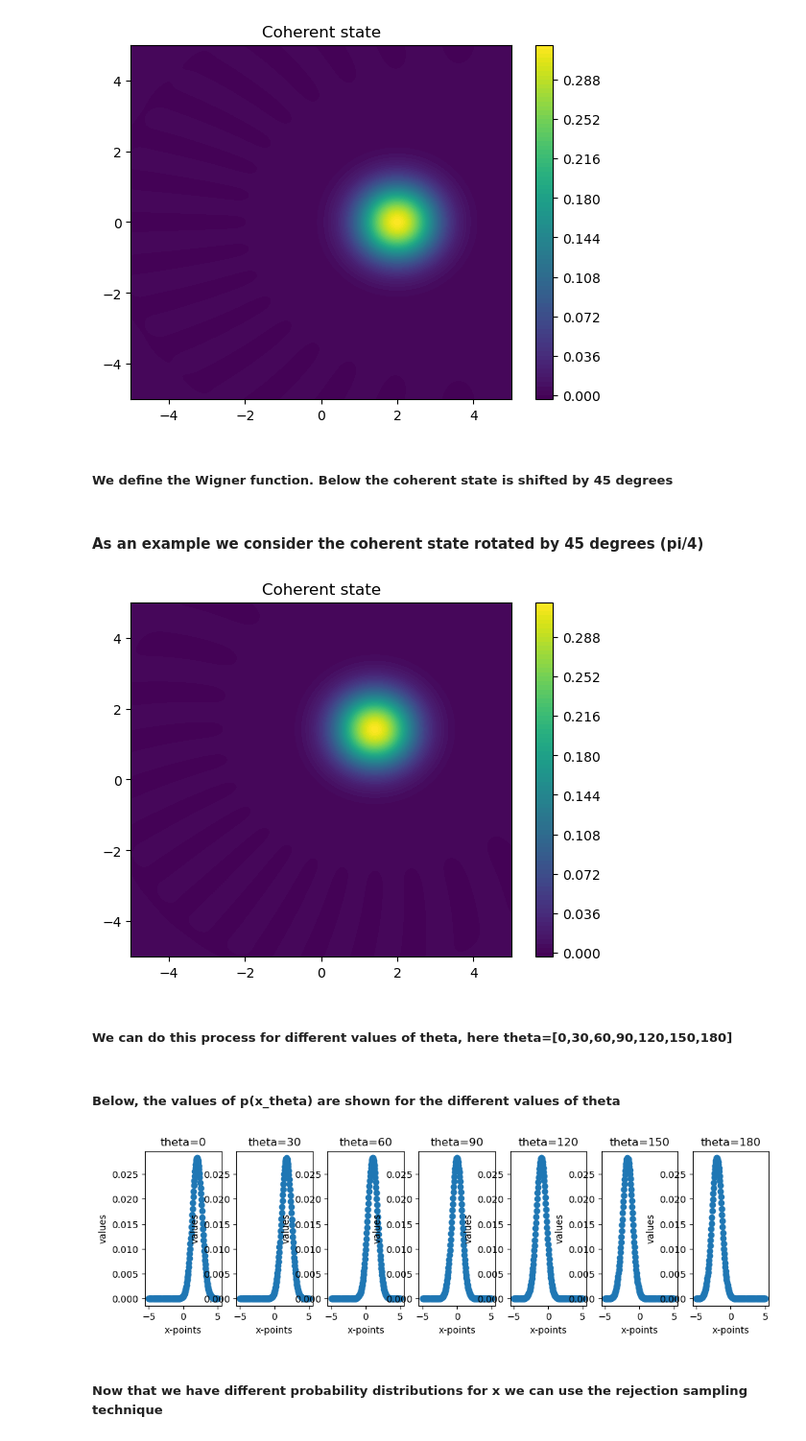
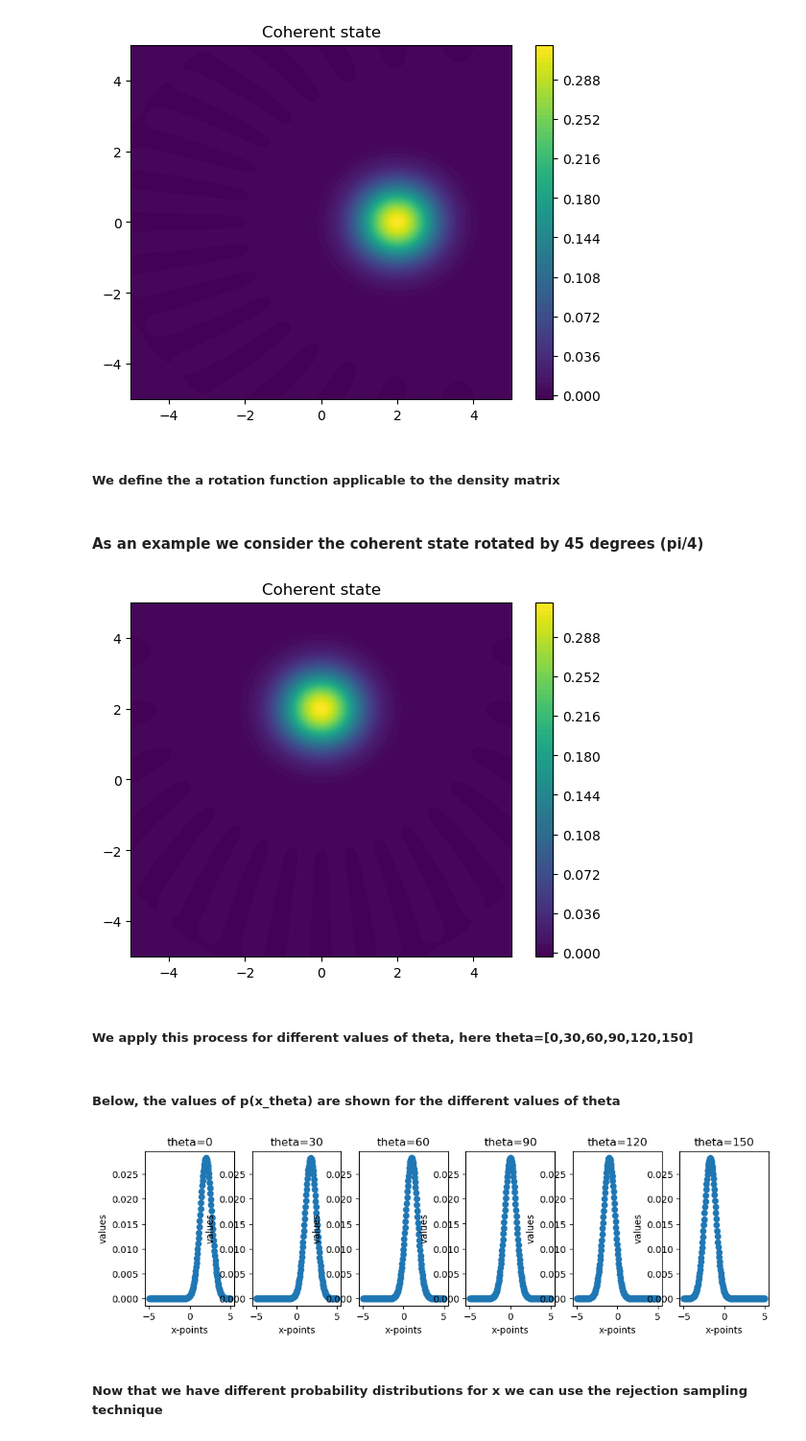
Before and after one commit to Rasmus9023/Homodyne-Tomography, a Jupyter notebook: prob_theta.ipynb, the cells around one changed output. Shown: that part at 96% size. Cells and saved outputs as stored; diff of their text form; code cells hidden in the pictures.

```diff
--- a/prob_theta.ipynb
+++ b/prob_theta.ipynb
@@ -53,8 +43,8 @@ cbar = plt.colorbar(cont0)
 plt.show()
 # %% [output]
 [figure]
-# %% [markdown]
-##### We define the Wigner function. Below the coherent state is shifted by 45 degrees
+# %% [markdown]
+##### We define the a rotation function applicable to the density matrix
 # %%
 # Simple rotation function
 
@@ -65,7 +55,7 @@ def rot(theta):
 # %% [markdown]
 #### As an example we consider the coherent state rotated by 45 degrees (pi/4)
 # %%
-W_coherent = qt.wigner(rot(mt.pi/4)*rho_coherent, xvec, xvec)
+W_coherent = qt.wigner(rot(mt.pi/2)*rho_coherent, xvec, xvec)
 
 cont0 = plt.contourf(xvec, xvec, W_coherent, 100)
 lbl0 = plt.title("Coherent state")
@@ -73,11 +63,11 @@ cbar = plt.colorbar(cont0)
 
 plt.show()
 # %% [output]
-[figure, old version]
+[figure, new version]
 # %% [markdown]
-##### We can do this process for different values of theta, here theta=[0,30,60,90,120,150,180]
+##### We apply this process for different values of theta, here theta=[0,30,60,90,120,150]
 # %%
-num_thetas = [0,30,60,90,120,150,180]
+num_thetas = [0,30,60,90,120,150]
 thetas = [i*mt.pi/180 for i in num_thetas]
 
 N_thetas = len(thetas)
@@ -98,25 +88,24 @@ for i in range(N_thetas):
 # %% [markdown]
 ##### Below, the values of p(x_theta) are shown for the different values of theta
 # %%
-fig, axes = plt.subplots(1, 7, figsize=(12,3))
+fig, axes = plt.subplots(1, 6, figsize=(12,3))
 
 scat0 = axes[0].scatter(xvec, xs[0])
 scat1 = axes[1].scatter(xvec, xs[1])
 scat2 = axes[2].scatter(xvec, xs[2])
 scat3 = axes[3].scatter(xvec, xs[3])
 scat4 = axes[4].scatter(xvec, xs[4])
 scat5 = axes[5].scatter(xvec, xs[5])
-scat6 = axes[6].scatter(xvec, xs[6])
 
 i = 0
 
 for ax in axes.flat:
     ax.set(xlabel='x-points', ylabel='values', title='theta=' + str(num_thetas[i]))
     i+=1
 
 plt.show()
 # %% [output]
-[figure, old version]
+[figure, new version]
 # %% [markdown]
 ##### Now that we have different probability distributions for x we can use the rejection sampling technique
 # %%
```
Also changed, not shown: parts of 41 cells of this notebook, 1 other file.
